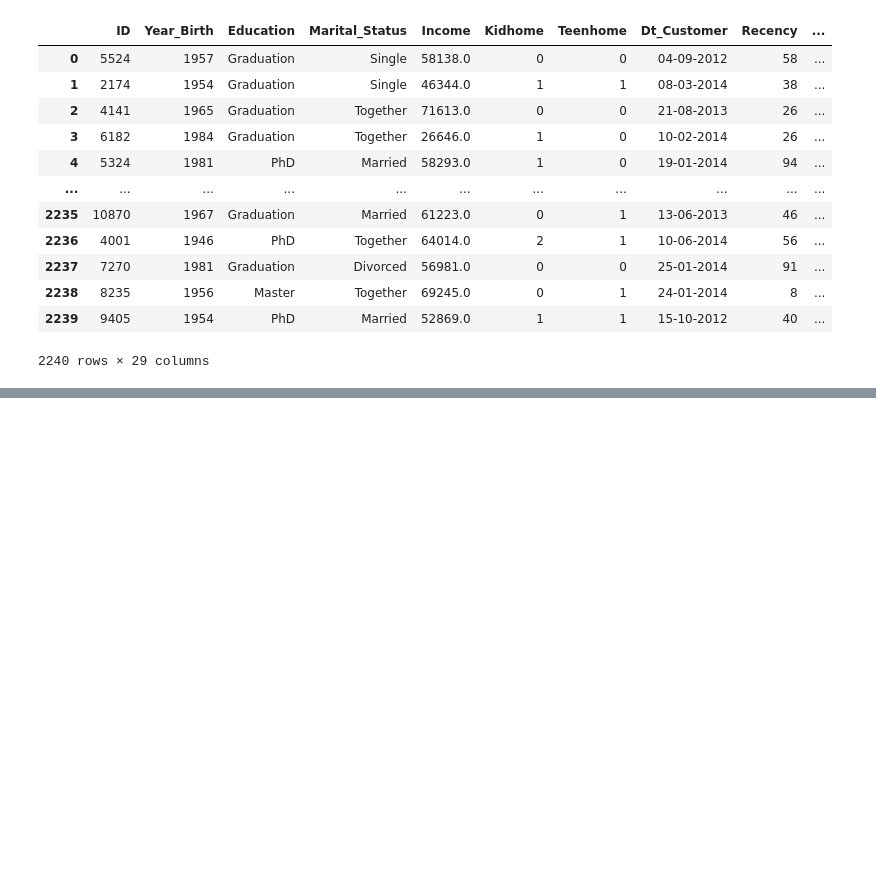
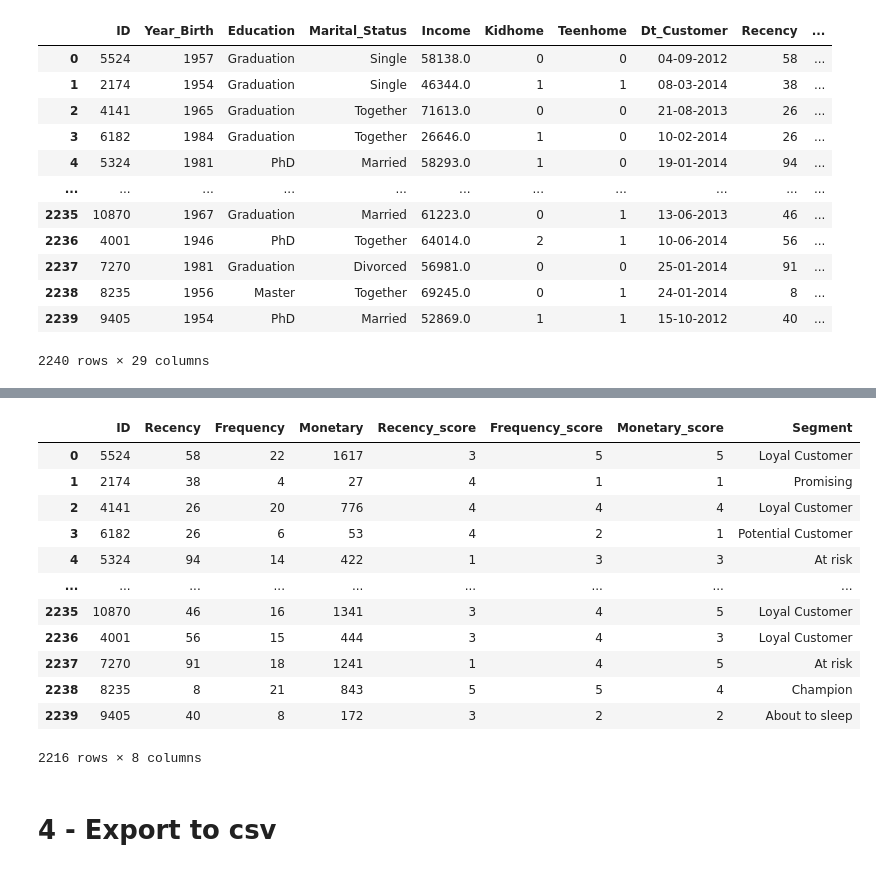
Before and after one commit to nqtquoctrung94/RFM_Customer_Personality_Analysis, a Jupyter notebook: clean_data.ipynb, the cells around one changed output, grey strips where cells are left out. Cells and saved outputs as stored; diff of their text form; code cells hidden in the pictures; blank space fills up the shorter version.

```diff
--- a/clean_data.ipynb
+++ b/clean_data.ipynb
@@ -219,0 +401,20 @@ plt.show()
+# %%
+# The lower the recency the better
+rfm_data["Recency_score"] = pd.qcut(rfm_data['Recency'].rank(method="first"), 5, labels=[5, 4, 3, 2, 1])
+
+# The higher the frequency and monetary the better
+rfm_data["Frequency_score"] = pd.qcut(rfm_data['Frequency'].rank(method="first"), 5, labels=[1, 2, 3, 4, 5])
+rfm_data["Monetary_score"] = pd.qcut(rfm_data['Monetary'].rank(method="first"), 5, labels=[1, 2, 3, 4, 5])
+# %%
+# RMF segments
+rfm_data['Segment'] = "Non-defined"
+rfm_data.loc[(rfm_data['Frequency_score'].isin([5, 4]))  & (rfm_data['Recency_score'] == 5), 'Segment']         = "Champion"
+rfm_data.loc[(rfm_data['Frequency_score'].isin([5, 4]))  & (rfm_data['Recency_score'].isin([3, 4])), 'Segment'] = "Loyal Customer"
+rfm_data.loc[(rfm_data['Frequency_score'].isin([3, 2]))  & (rfm_data['Recency_score'].isin([5, 4])), 'Segment'] = "Potential Customer"
+rfm_data.loc[(rfm_data['Frequency_score'] == 3)          & (rfm_data['Recency_score'] == 3), 'Segment']         = "Need Attention"
+rfm_data.loc[(rfm_data['Frequency_score'] == 1)          & (rfm_data['Recency_score'] == 5), 'Segment']         = "New Customer"
+rfm_data.loc[(rfm_data['Frequency_score'] == 1)          & (rfm_data['Recency_score'] == 4), 'Segment']         = "Promising"
+rfm_data.loc[(rfm_data['Frequency_score'].isin([2, 1]))  & (rfm_data['Recency_score'] == 3), 'Segment']         = "About to sleep"
+rfm_data.loc[(rfm_data['Frequency_score'] == 5)          & (rfm_data['Recency_score'].isin([1, 2])), 'Segment'] = "Can’t loose them"
+rfm_data.loc[(rfm_data['Frequency_score'].isin([4, 3]))  & (rfm_data['Recency_score'].isin([1, 2])), 'Segment'] = "At risk"
+rfm_data.loc[(rfm_data['Frequency_score'].isin([1, 2]))  & (rfm_data['Recency_score'].isin([1, 2])), 'Segment'] = "Hibernating"
@@ -219,0 +435,18 @@ plt.show()
+# %%
+rfm_data
+# %% [output]
+|  | ID | Recency | Frequency | Monetary | Recency_score | Frequency_score | Monetary_score | Segment |
+| 0 | 5524 | 58 | 22 | 1617 | 3 | 5 | 5 | Loyal Customer |
+| 1 | 2174 | 38 | 4 | 27 | 4 | 1 | 1 | Promising |
+| 2 | 4141 | 26 | 20 | 776 | 4 | 4 | 4 | Loyal Customer |
+| 3 | 6182 | 26 | 6 | 53 | 4 | 2 | 1 | Potential Customer |
+| 4 | 5324 | 94 | 14 | 422 | 1 | 3 | 3 | At risk |
+| ... | ... | ... | ... | ... | ... | ... | ... | ... |
+| 2235 | 10870 | 46 | 16 | 1341 | 3 | 4 | 5 | Loyal Customer |
+| 2236 | 4001 | 56 | 15 | 444 | 3 | 4 | 3 | Loyal Customer |
+| 2237 | 7270 | 91 | 18 | 1241 | 1 | 4 | 5 | At risk |
+| 2238 | 8235 | 8 | 21 | 843 | 5 | 5 | 4 | Champion |
+| 2239 | 9405 | 40 | 8 | 172 | 3 | 2 | 2 | About to sleep |
+2216 rows × 8 columns
+# %% [markdown]
+# 4 - Export to csv
```
Also changed, not shown: parts of 82 cells of this notebook, 3 other files.
